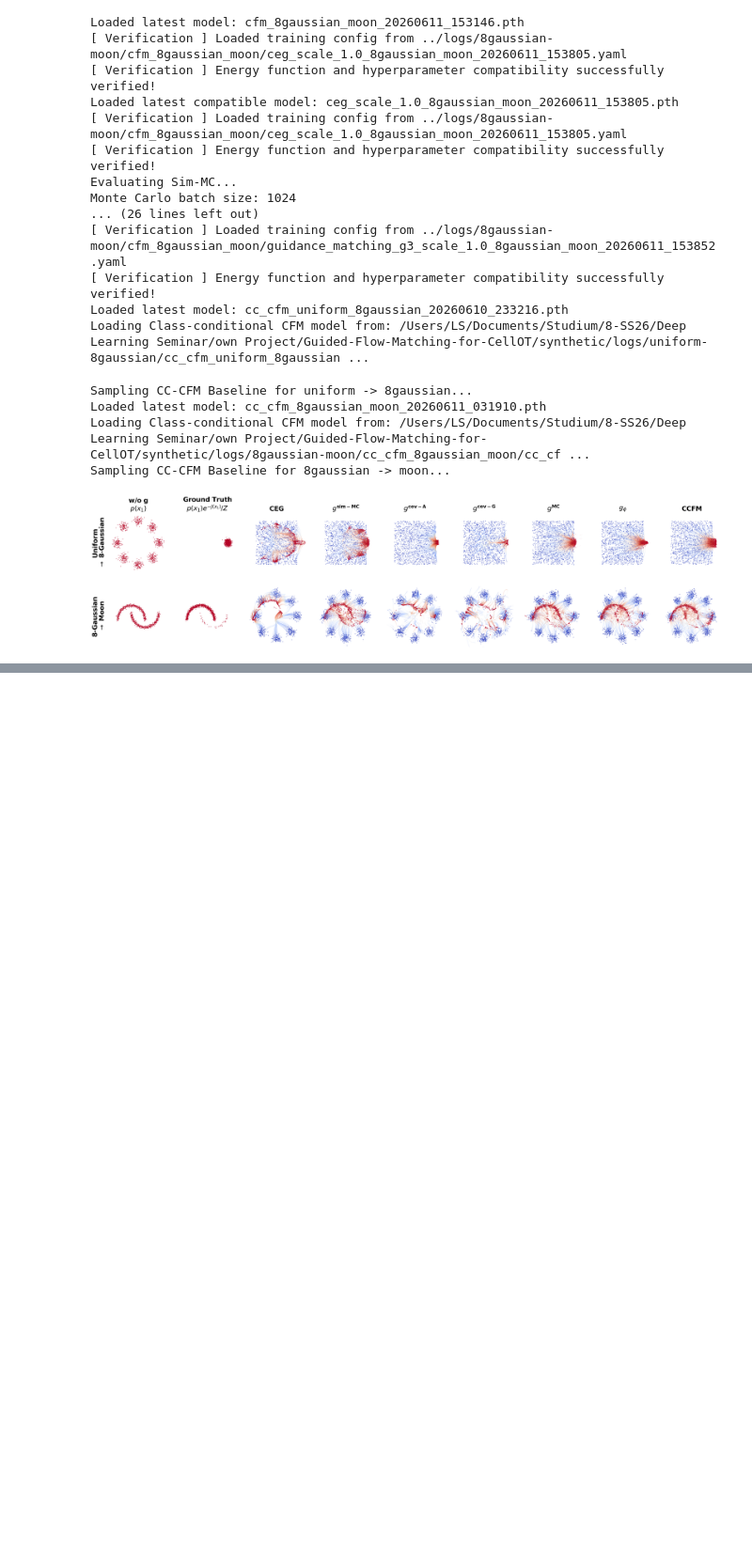
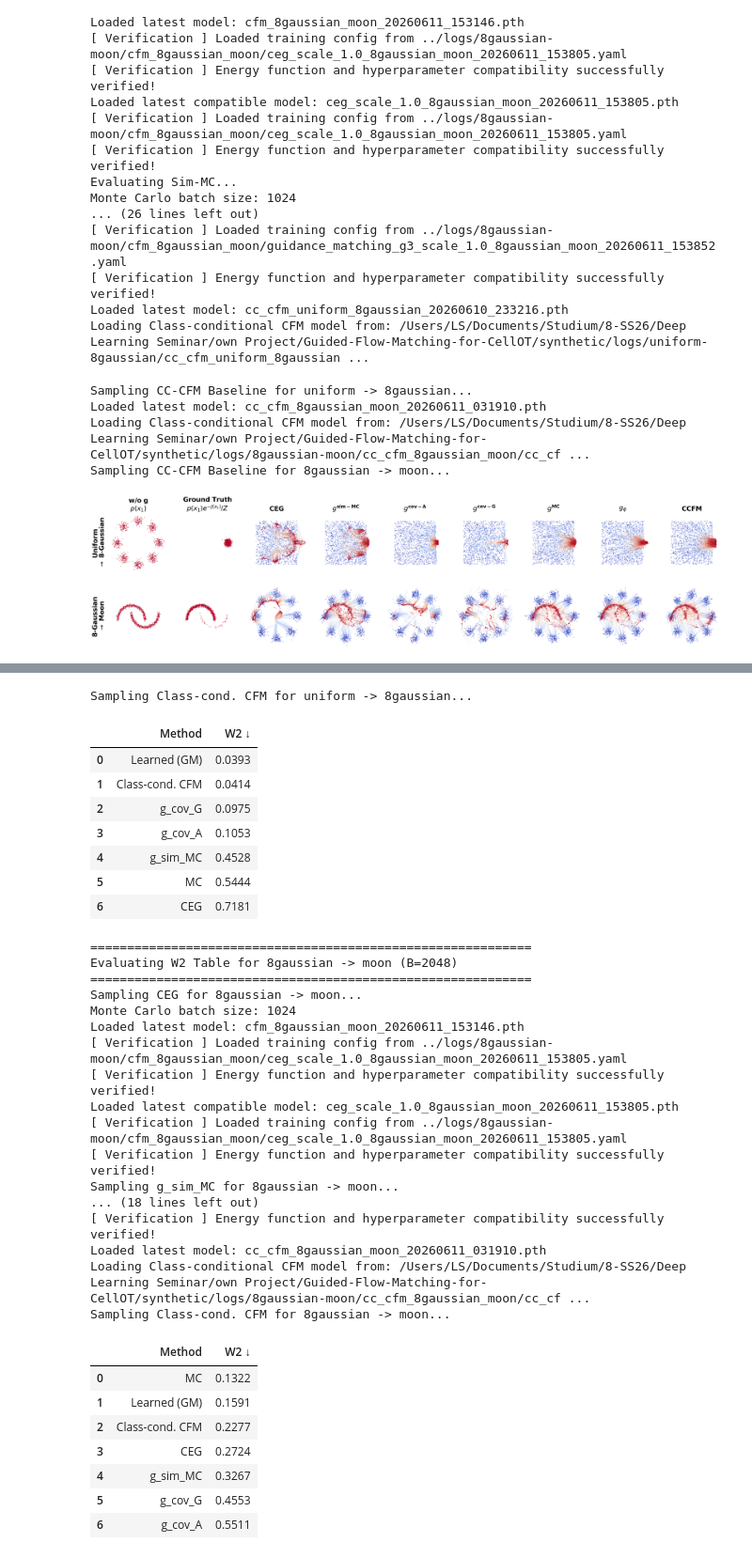
Before and after one commit to scherblu/Guided-Flow-Matching-for-CellOT, a Jupyter notebook: synthetic/notebooks/fig_compare_to_class-cond_CFM.ipynb, the cells around one changed output, grey strips where cells are left out. Shown at 94% size. Cells and saved outputs as stored; diff of their text form; code cells hidden in the pictures; blank space fills up the shorter version.

Commit message:
expand W2 evaluation to 8gaussian -> moon

```diff
--- a/synthetic/notebooks/fig_compare_to_class-cond_CFM.ipynb
+++ b/synthetic/notebooks/fig_compare_to_class-cond_CFM.ipynb
@@ -696,36 +696,3 @@ Loaded latest model: cc_cfm_8gaussian_moon_20260611_031910.pth
 Loading Class-conditional CFM model from: /Users/LS/Documents/Studium/8-SS26/Deep Learning Seminar/own Project/Guided-Flow-Matching-for-CellOT/synthetic/logs/8gaussian-moon/cc_cfm_8gaussian_moon/cc_cf ...
 Sampling CC-CFM Baseline for 8gaussian -> moon...
 [figure]
-# %%
-EVAL_B = 2048  # Use robust batch size for stable Wasserstein metrics
-print(f"Re-running inference (no training!) with Batch Size = {EVAL_B}...")
-
-# 2. Extract the configs specifically for the Uniform -> 8-Gaussian task
-u_8g = ('uniform', '8gaussian')
-results_u_8g = all_results[u_8g]
-
-cfgs_to_eval = [
-    results_u_8g['ceg'][1],
-    results_u_8g['sim_mc'][1],
-    results_u_8g['g_cov_a'][1],
-    results_u_8g['g_cov_g'][1],
-    results_u_8g['mc'][1],
-    results_u_8g['gm'][1]
-]
-
-# Update the batch size in all baseline configs
-for cfg in cfgs_to_eval:
-    cfg.ode_cfg.batch_size = EVAL_B
-
-# Update our CC-CFM baseline config (if available)
-cfg_cc_large = results_u_8g['cc'][1]
-if cfg_cc_large is not None:
-    cfg_cc_large.ode_cfg.batch_size = EVAL_B
-
-# 3. Re-sample the trajectories for the baselines
-traj_ceg_large = sample_and_compute_w2([results_u_8g['ceg'][1]])[0]
-traj_g_sim_MC_large = sample_and_compute_w2([results_u_8g['sim_mc'][1]])[0]
-traj_g_cov_a_large = sample_and_compute_w2([results_u_8g['g_cov_a'][1]])[0]
-traj_g_cov_g_large = sample_and_compute_w2([results_u_8g['g_cov_g'][1]])[0]
-traj_mc_large = sample_and_compute_w2([results_u_8g['mc'][1]])[0]
-traj_gm_large = sample_and_compute_w2([results_u_8g['gm'][1]])[0]
@@ -836,0 +814,9 @@ Computing Wasserstein distances (B=4096)
+# %%
+# ============================================================
+# Final evaluation:
+# Wasserstein distance
+# between generated distribution and p*(x) ∝ p(x) exp(-J(x))
+# ============================================================
+
+compute_and_display_w2_tables(all_results, dist_pairs, eval_b=2048)
+# %% [output]
@@ -836,0 +840,34 @@ Computing Wasserstein distances (B=4096)
+Sampling Class-cond. CFM for uniform -> 8gaussian...
+|  | Method | W2 ↓ |
+| 0 | Learned (GM) | 0.0393 |
+| 1 | Class-cond. CFM | 0.0414 |
+| 2 | g_cov_G | 0.0975 |
+| 3 | g_cov_A | 0.1053 |
+| 4 | g_sim_MC | 0.4528 |
+| 5 | MC | 0.5444 |
+| 6 | CEG | 0.7181 |
+============================================================
+Evaluating W2 Table for 8gaussian -> moon (B=2048)
+============================================================
+Sampling CEG for 8gaussian -> moon...
+Monte Carlo batch size: 1024
+Loaded latest model: cfm_8gaussian_moon_20260611_153146.pth
+[ Verification ] Loaded training config from ../logs/8gaussian-moon/cfm_8gaussian_moon/ceg_scale_1.0_8gaussian_moon_20260611_153805.yaml
+[ Verification ] Energy function and hyperparameter compatibility successfully verified!
+Loaded latest compatible model: ceg_scale_1.0_8gaussian_moon_20260611_153805.pth
+[ Verification ] Loaded training config from ../logs/8gaussian-moon/cfm_8gaussian_moon/ceg_scale_1.0_8gaussian_moon_20260611_153805.yaml
+[ Verification ] Energy function and hyperparameter compatibility successfully verified!
+Sampling g_sim_MC for 8gaussian -> moon...
+... (18 lines left out)
+[ Verification ] Energy function and hyperparameter compatibility successfully verified!
+Loaded latest model: cc_cfm_8gaussian_moon_20260611_031910.pth
+Loading Class-conditional CFM model from: /Users/LS/Documents/Studium/8-SS26/Deep Learning Seminar/own Project/Guided-Flow-Matching-for-CellOT/synthetic/logs/8gaussian-moon/cc_cfm_8gaussian_moon/cc_cf ...
+Sampling Class-cond. CFM for 8gaussian -> moon...
+|  | Method | W2 ↓ |
+| 0 | MC | 0.1322 |
+| 1 | Learned (GM) | 0.1591 |
+| 2 | Class-cond. CFM | 0.2277 |
+| 3 | CEG | 0.2724 |
+| 4 | g_sim_MC | 0.3267 |
+| 5 | g_cov_G | 0.4553 |
+| 6 | g_cov_A | 0.5511 |
```
Also changed, not shown: parts of 4 cells of this notebook.
